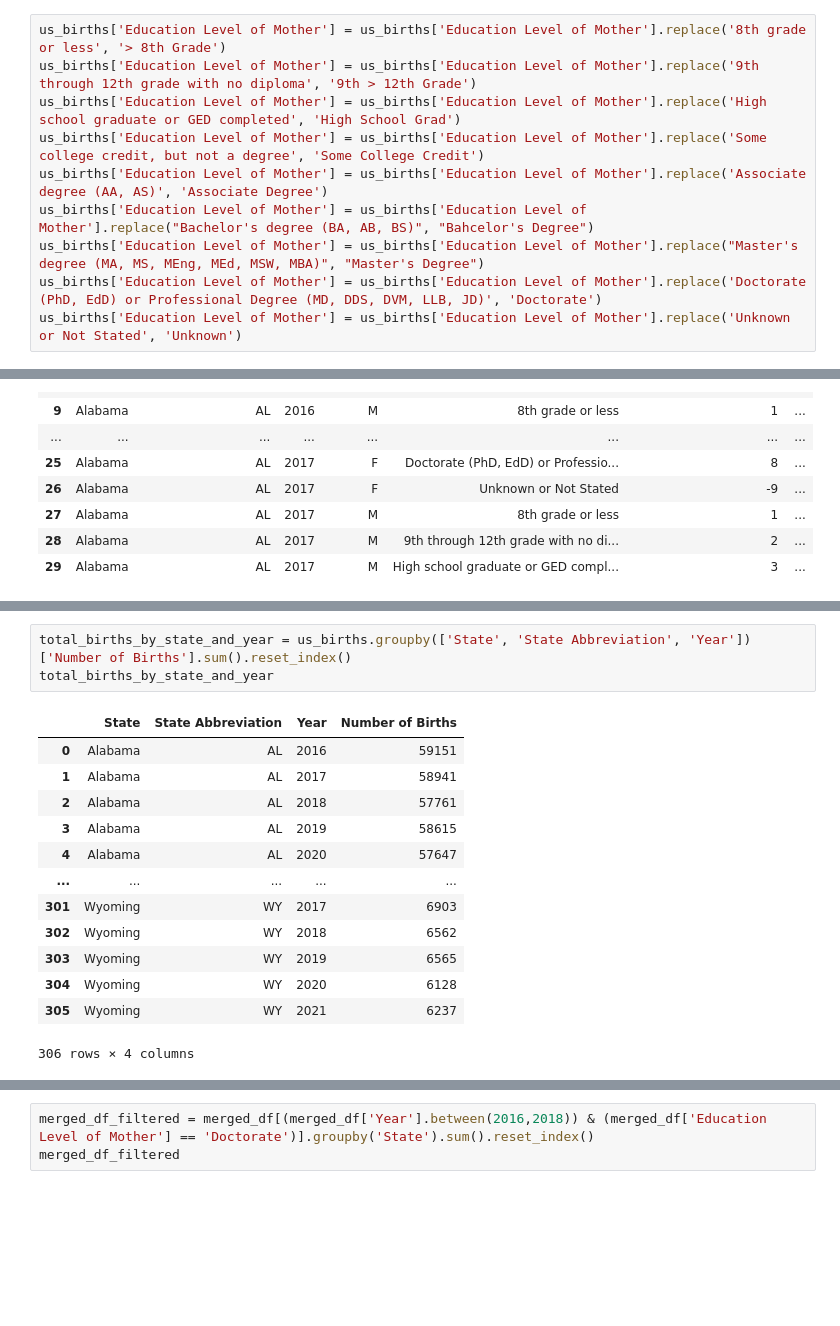
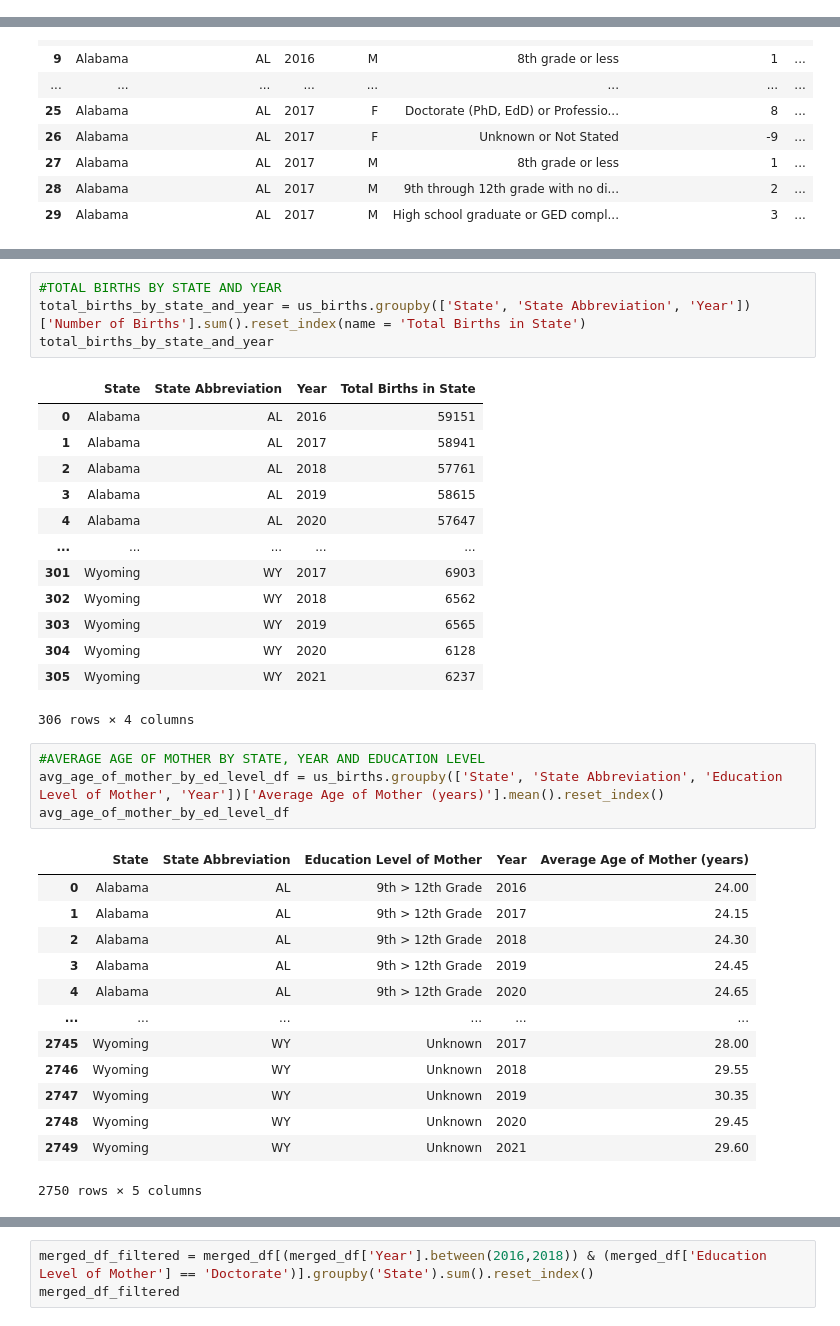
Before and after one commit to avt1993/US-Births-2016-2021, a Jupyter notebook: US_Births_Data_Cleaning.ipynb, the cells around one changed output, grey strips where cells are left out. Cells and saved outputs as stored; diff of their text form; blank space fills up the shorter version.

```diff
--- a/US_Births_Data_Cleaning.ipynb
+++ b/US_Births_Data_Cleaning.ipynb
@@ -30,10 +16,0 @@ df.to_csv('us_births_2016_2021_updated.csv', index = False)
-# %%
-us_births['Education Level of Mother'] = us_births['Education Level of Mother'].replace('8th grade or less', '> 8th Grade')
-us_births['Education Level of Mother'] = us_births['Education Level of Mother'].replace('9th through 12th grade with no diploma', '9th > 12th Grade')
-us_births['Education Level of Mother'] = us_births['Education Level of Mother'].replace('High school graduate or GED completed', 'High School Grad')
-us_births['Education Level of Mother'] = us_births['Education Level of Mother'].replace('Some college credit, but not a degree', 'Some College Credit')
-us_births['Education Level of Mother'] = us_births['Education Level of Mother'].replace('Associate degree (AA, AS)', 'Associate Degree')
-us_births['Education Level of Mother'] = us_births['Education Level of Mother'].replace("Bachelor's degree (BA, AB, BS)", "Bahcelor's Degree")
-us_births['Education Level of Mother'] = us_births['Education Level of Mother'].replace("Master's degree (MA, MS, MEng, MEd, MSW, MBA)", "Master's Degree")
-us_births['Education Level of Mother'] = us_births['Education Level of Mother'].replace('Doctorate (PhD, EdD) or Professional Degree (MD, DDS, DVM, LLB, JD)', 'Doctorate')
-us_births['Education Level of Mother'] = us_births['Education Level of Mother'].replace('Unknown or Not Stated', 'Unknown')
@@ -227,8 +330,9 @@ states_df
 # %%
-total_births_by_state_and_year = us_births.groupby(['State', 'State Abbreviation', 'Year'])['Number of Births'].sum().reset_index()
+#TOTAL BIRTHS BY STATE AND YEAR
+total_births_by_state_and_year = us_births.groupby(['State', 'State Abbreviation', 'Year'])['Number of Births'].sum().reset_index(name = 'Total Births in State')
 total_births_by_state_and_year
 # %% [output]
-|  | State | State Abbreviation | Year | Number of Births |
+|  | State | State Abbreviation | Year | Total Births in State |
 | 0 | Alabama | AL | 2016 | 59151 |
 | 1 | Alabama | AL | 2017 | 58941 |
 | 2 | Alabama | AL | 2018 | 57761 |
@@ -241,4 +345,22 @@ total_births_by_state_and_year
 | 304 | Wyoming | WY | 2020 | 6128 |
 | 305 | Wyoming | WY | 2021 | 6237 |
 306 rows × 4 columns
+# %%
+#AVERAGE AGE OF MOTHER BY STATE, YEAR AND EDUCATION LEVEL
+avg_age_of_mother_by_ed_level_df = us_births.groupby(['State', 'State Abbreviation', 'Education Level of Mother', 'Year'])['Average Age of Mother (years)'].mean().reset_index()
+avg_age_of_mother_by_ed_level_df
+# %% [output]
+|  | State | State Abbreviation | Education Level of Mother | Year | Average Age of Mother (years) |
+| 0 | Alabama | AL | 9th > 12th Grade | 2016 | 24.00 |
+| 1 | Alabama | AL | 9th > 12th Grade | 2017 | 24.15 |
+| 2 | Alabama | AL | 9th > 12th Grade | 2018 | 24.30 |
+| 3 | Alabama | AL | 9th > 12th Grade | 2019 | 24.45 |
+| 4 | Alabama | AL | 9th > 12th Grade | 2020 | 24.65 |
+| ... | ... | ... | ... | ... | ... |
+| 2745 | Wyoming | WY | Unknown | 2017 | 28.00 |
+| 2746 | Wyoming | WY | Unknown | 2018 | 29.55 |
+| 2747 | Wyoming | WY | Unknown | 2019 | 30.35 |
+| 2748 | Wyoming | WY | Unknown | 2020 | 29.45 |
+| 2749 | Wyoming | WY | Unknown | 2021 | 29.60 |
+2750 rows × 5 columns
 # %%
```
Also changed, not shown: parts of 41 cells of this notebook, 3 other files.
